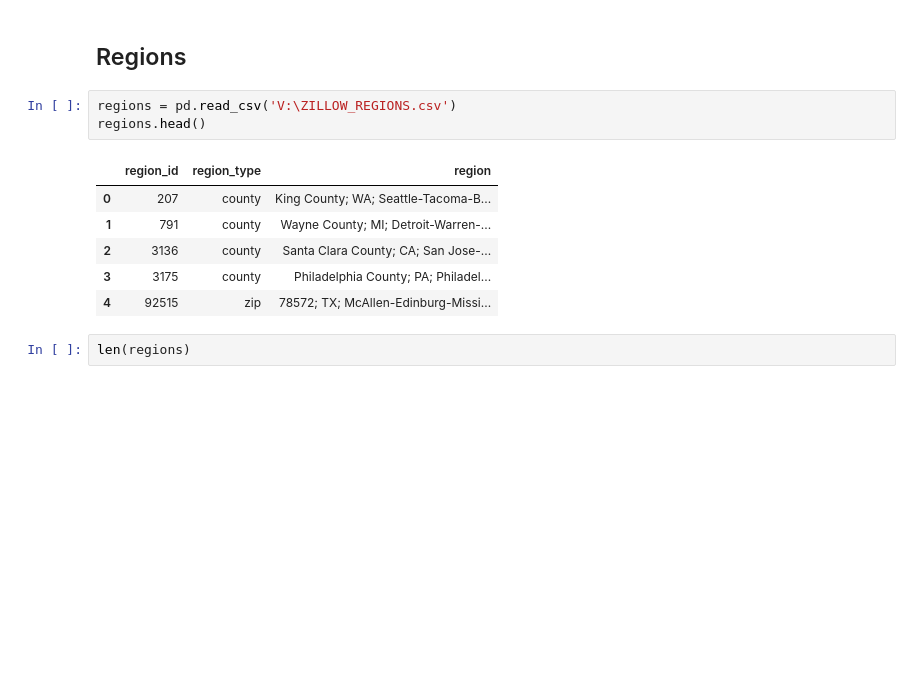
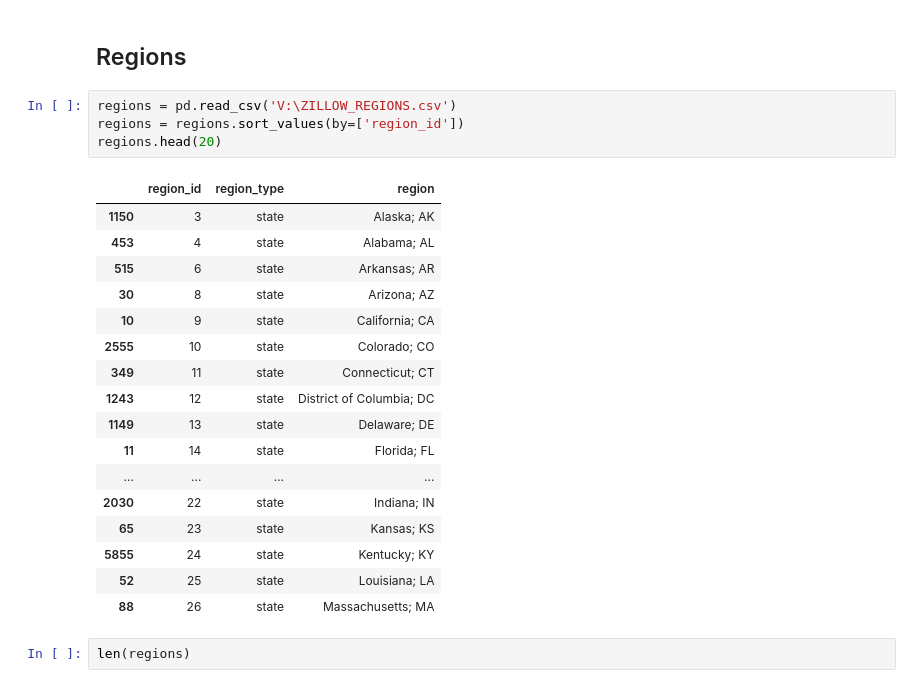
Before and after one commit to BloomTech-Labs/PT17_cityspire-f-ds, a Jupyter notebook: notebooks/exploratory/real_estate.ipynb, the cells around one changed output. Cells and saved outputs as stored; diff of their text form; blank space fills up the shorter version.

```diff
--- a/notebooks/exploratory/real_estate.ipynb
+++ b/notebooks/exploratory/real_estate.ipynb
@@ -126,14 +130,26 @@ ZORI (Smoothed, Seasonally Adjusted): All Homes Plus Multifamily Time Series ($)
 ## Regions
 # %%
 regions = pd.read_csv('V:\ZILLOW_REGIONS.csv')
-regions.head()
+regions = regions.sort_values(by=['region_id'])
+regions.head(20)
 # %% [output]
 |  | region_id | region_type | region |
-| 0 | 207 | county | King County; WA; Seattle-Tacoma-B... |
-| 1 | 791 | county | Wayne County; MI; Detroit-Warren-... |
-| 2 | 3136 | county | Santa Clara County; CA; San Jose-... |
-| 3 | 3175 | county | Philadelphia County; PA; Philadel... |
-| 4 | 92515 | zip | 78572; TX; McAllen-Edinburg-Missi... |
+| 1150 | 3 | state | Alaska; AK |
+| 453 | 4 | state | Alabama; AL |
+| 515 | 6 | state | Arkansas; AR |
+| 30 | 8 | state | Arizona; AZ |
+| 10 | 9 | state | California; CA |
+| 2555 | 10 | state | Colorado; CO |
+| 349 | 11 | state | Connecticut; CT |
+| 1243 | 12 | state | District of Columbia; DC |
+| 1149 | 13 | state | Delaware; DE |
+| 11 | 14 | state | Florida; FL |
+| ... | ... | ... | ... |
+| 2030 | 22 | state | Indiana; IN |
+| 65 | 23 | state | Kansas; KS |
+| 5855 | 24 | state | Kentucky; KY |
+| 52 | 25 | state | Louisiana; LA |
+| 88 | 26 | state | Massachusetts; MA |
 # %%
 len(regions)
 # %% [output]
```
Also changed, not shown: parts of 4 cells of this notebook.
